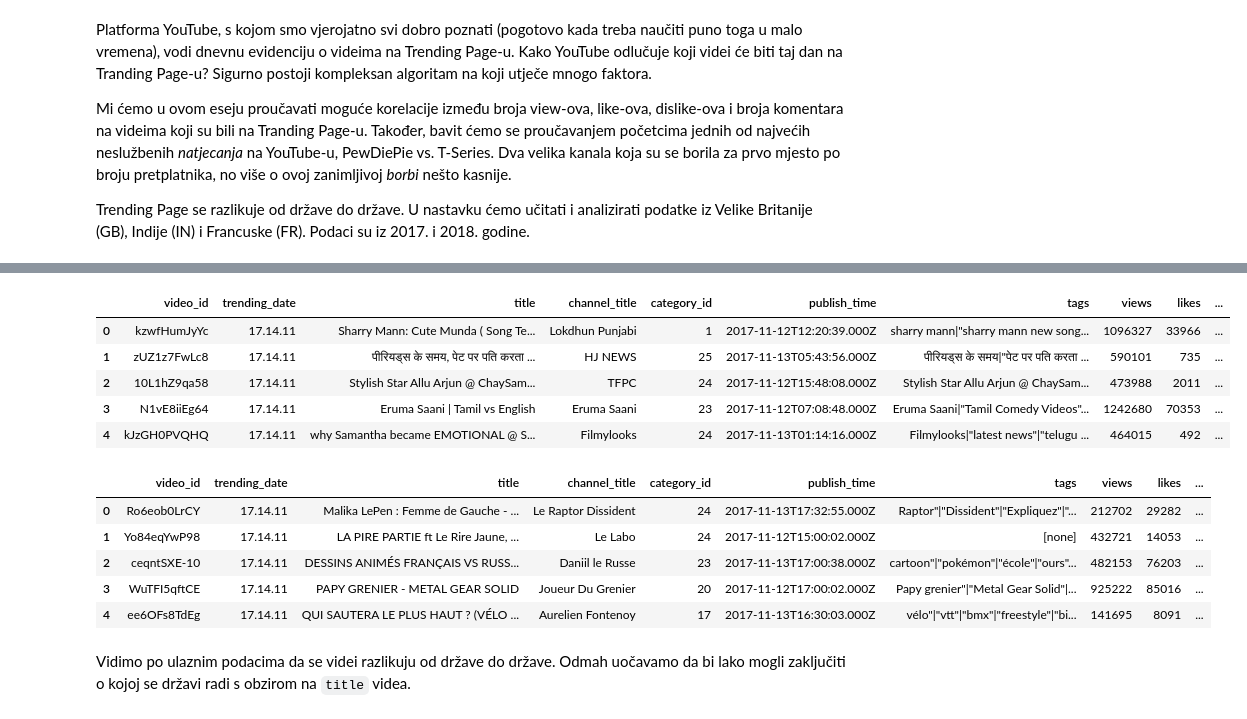
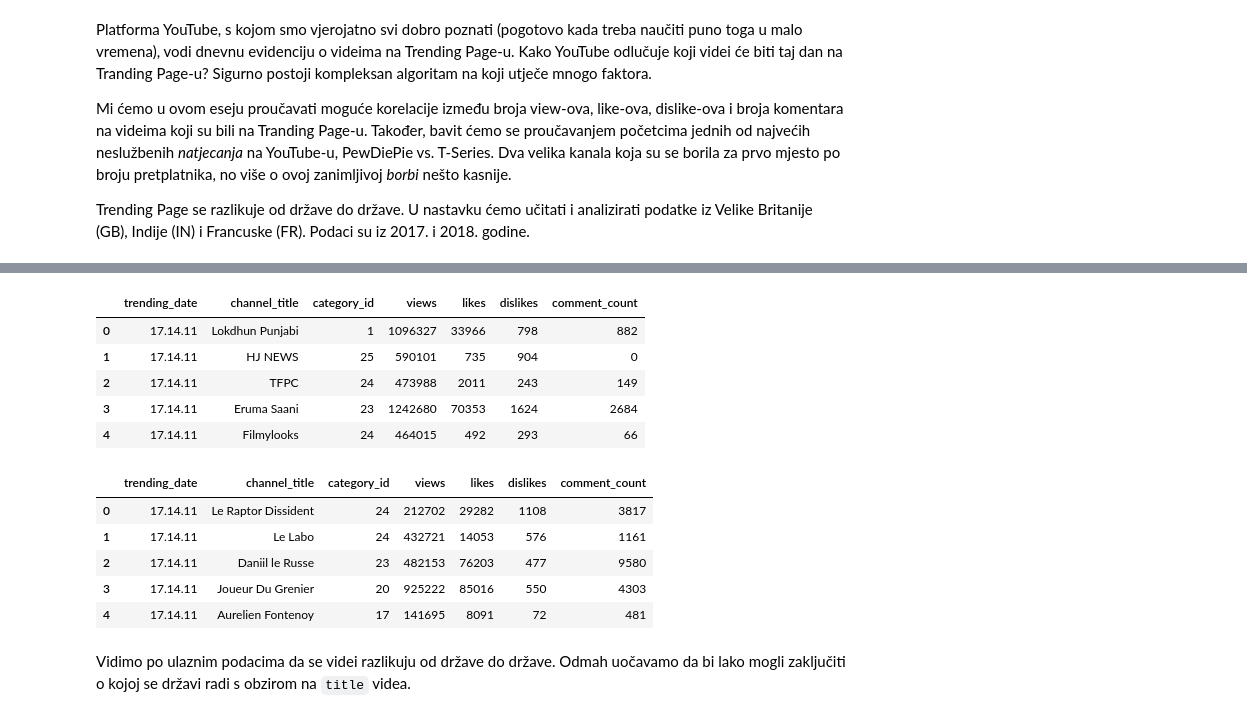
Before and after one commit to evabelc/Esej-1---MS, a Jupyter notebook: Prvi Esej.ipynb, the cells around one changed output, grey strips where cells are left out. Cells and saved outputs as stored; diff of their text form; code cells hidden in the pictures.

```diff
--- a/Prvi Esej.ipynb
+++ b/Prvi Esej.ipynb
@@ -20,23 +54,25 @@ podaciGB.head()
 # %%
 podaciIN = pd.read_csv('INvideos.csv', encoding = 'utf-8')
+podaciIN.drop(['video_id', 'title', 'publish_time', 'tags','thumbnail_link', 'comments_disabled','ratings_disabled','video_error_or_removed','description'],axis=1,inplace=True)
 podaciIN.head()
 # %% [output]
-|  | video_id | trending_date | title | channel_title | category_id | publish_time | tags | views | likes | ... |
-| 0 | kzwfHumJyYc | 17.14.11 | Sharry Mann: Cute Munda ( Song Te... | Lokdhun Punjabi | 1 | 2017-11-12T12:20:39.000Z | sharry mann|"sharry mann new song... | 1096327 | 33966 | ... |
-| 1 | zUZ1z7FwLc8 | 17.14.11 | पीरियड्स के समय, पेट पर पति करता ... | HJ NEWS | 25 | 2017-11-13T05:43:56.000Z | पीरियड्स के समय|"पेट पर पति करता ... | 590101 | 735 | ... |
-| 2 | 10L1hZ9qa58 | 17.14.11 | Stylish Star Allu Arjun @ ChaySam... | TFPC | 24 | 2017-11-12T15:48:08.000Z | Stylish Star Allu Arjun @ ChaySam... | 473988 | 2011 | ... |
-| 3 | N1vE8iiEg64 | 17.14.11 | Eruma Saani | Tamil vs English | Eruma Saani | 23 | 2017-11-12T07:08:48.000Z | Eruma Saani|"Tamil Comedy Videos"... | 1242680 | 70353 | ... |
-| 4 | kJzGH0PVQHQ | 17.14.11 | why Samantha became EMOTIONAL @ S... | Filmylooks | 24 | 2017-11-13T01:14:16.000Z | Filmylooks|"latest news"|"telugu ... | 464015 | 492 | ... |
+|  | trending_date | channel_title | category_id | views | likes | dislikes | comment_count |
+| 0 | 17.14.11 | Lokdhun Punjabi | 1 | 1096327 | 33966 | 798 | 882 |
+| 1 | 17.14.11 | HJ NEWS | 25 | 590101 | 735 | 904 | 0 |
+| 2 | 17.14.11 | TFPC | 24 | 473988 | 2011 | 243 | 149 |
+| 3 | 17.14.11 | Eruma Saani | 23 | 1242680 | 70353 | 1624 | 2684 |
+| 4 | 17.14.11 | Filmylooks | 24 | 464015 | 492 | 293 | 66 |
 # %%
 podaciFR = pd.read_csv('FRvideos.csv', encoding = 'utf-8')
+podaciFR.drop(['video_id', 'title', 'publish_time', 'tags','thumbnail_link', 'comments_disabled','ratings_disabled','video_error_or_removed','description'],axis=1,inplace=True)
 podaciFR.head()
 # %% [output]
-|  | video_id | trending_date | title | channel_title | category_id | publish_time | tags | views | likes | ... |
-| 0 | Ro6eob0LrCY | 17.14.11 | Malika LePen : Femme de Gauche - ... | Le Raptor Dissident | 24 | 2017-11-13T17:32:55.000Z | Raptor"|"Dissident"|"Expliquez"|"... | 212702 | 29282 | ... |
-| 1 | Yo84eqYwP98 | 17.14.11 | LA PIRE PARTIE ft Le Rire Jaune, ... | Le Labo | 24 | 2017-11-12T15:00:02.000Z | [none] | 432721 | 14053 | ... |
-| 2 | ceqntSXE-10 | 17.14.11 | DESSINS ANIMÉS FRANÇAIS VS RUSS... | Daniil le Russe | 23 | 2017-11-13T17:00:38.000Z | cartoon"|"pokémon"|"école"|"ours"... | 482153 | 76203 | ... |
-| 3 | WuTFI5qftCE | 17.14.11 | PAPY GRENIER - METAL GEAR SOLID | Joueur Du Grenier | 20 | 2017-11-12T17:00:02.000Z | Papy grenier"|"Metal Gear Solid"|... | 925222 | 85016 | ... |
-| 4 | ee6OFs8TdEg | 17.14.11 | QUI SAUTERA LE PLUS HAUT ? (VÉLO ... | Aurelien Fontenoy | 17 | 2017-11-13T16:30:03.000Z | vélo"|"vtt"|"bmx"|"freestyle"|"bi... | 141695 | 8091 | ... |
+|  | trending_date | channel_title | category_id | views | likes | dislikes | comment_count |
+| 0 | 17.14.11 | Le Raptor Dissident | 24 | 212702 | 29282 | 1108 | 3817 |
+| 1 | 17.14.11 | Le Labo | 24 | 432721 | 14053 | 576 | 1161 |
+| 2 | 17.14.11 | Daniil le Russe | 23 | 482153 | 76203 | 477 | 9580 |
+| 3 | 17.14.11 | Joueur Du Grenier | 20 | 925222 | 85016 | 550 | 4303 |
+| 4 | 17.14.11 | Aurelien Fontenoy | 17 | 141695 | 8091 | 72 | 481 |
 # %% [markdown]
 Vidimo po ulaznim podacima da se videi razlikuju od države do države. Odmah uočavamo da bi lako mogli zaključiti o kojoj se državi radi s obzirom na `title` videa.
 # %% [markdown]
```
Also changed, not shown: parts of 8 cells of this notebook.
